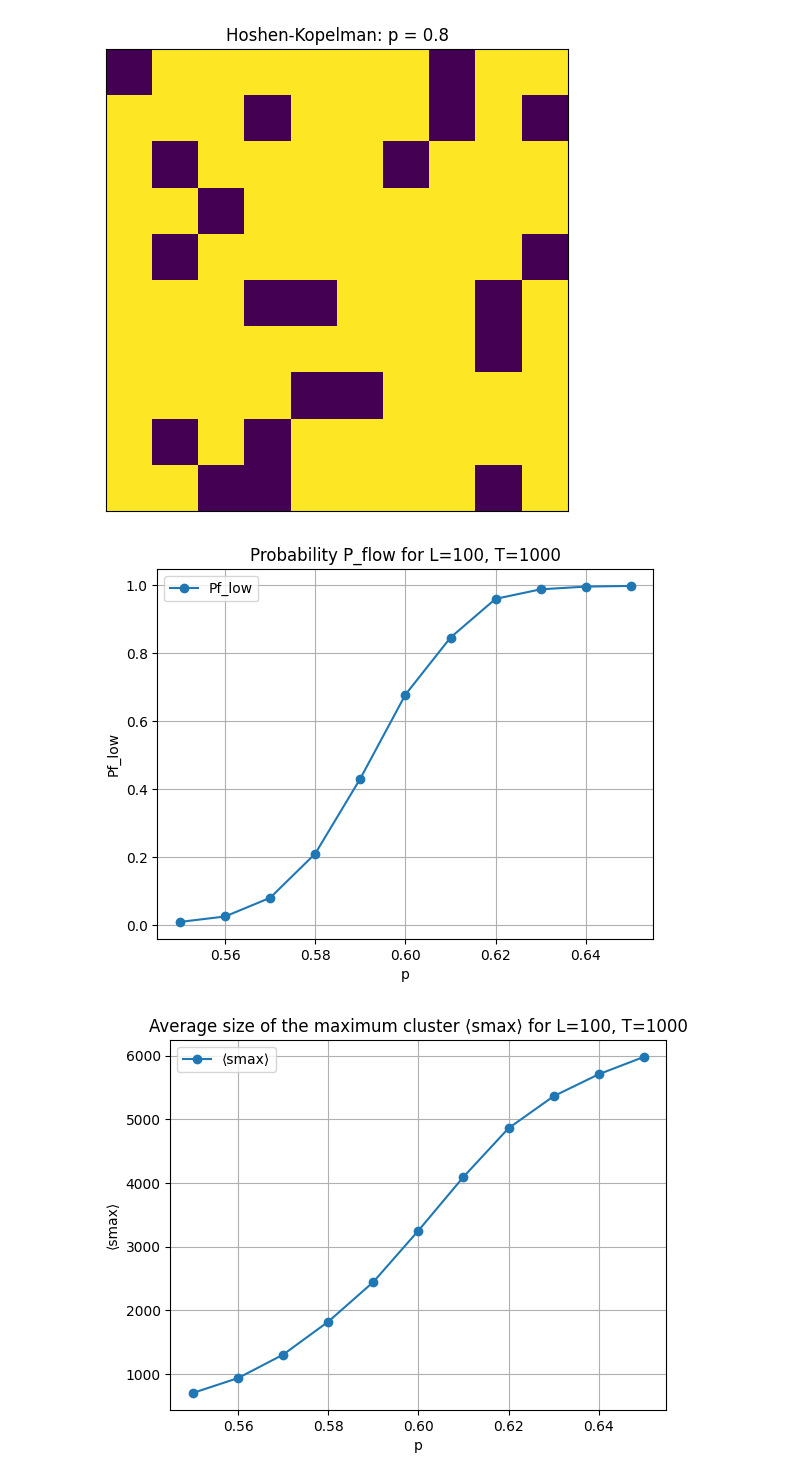
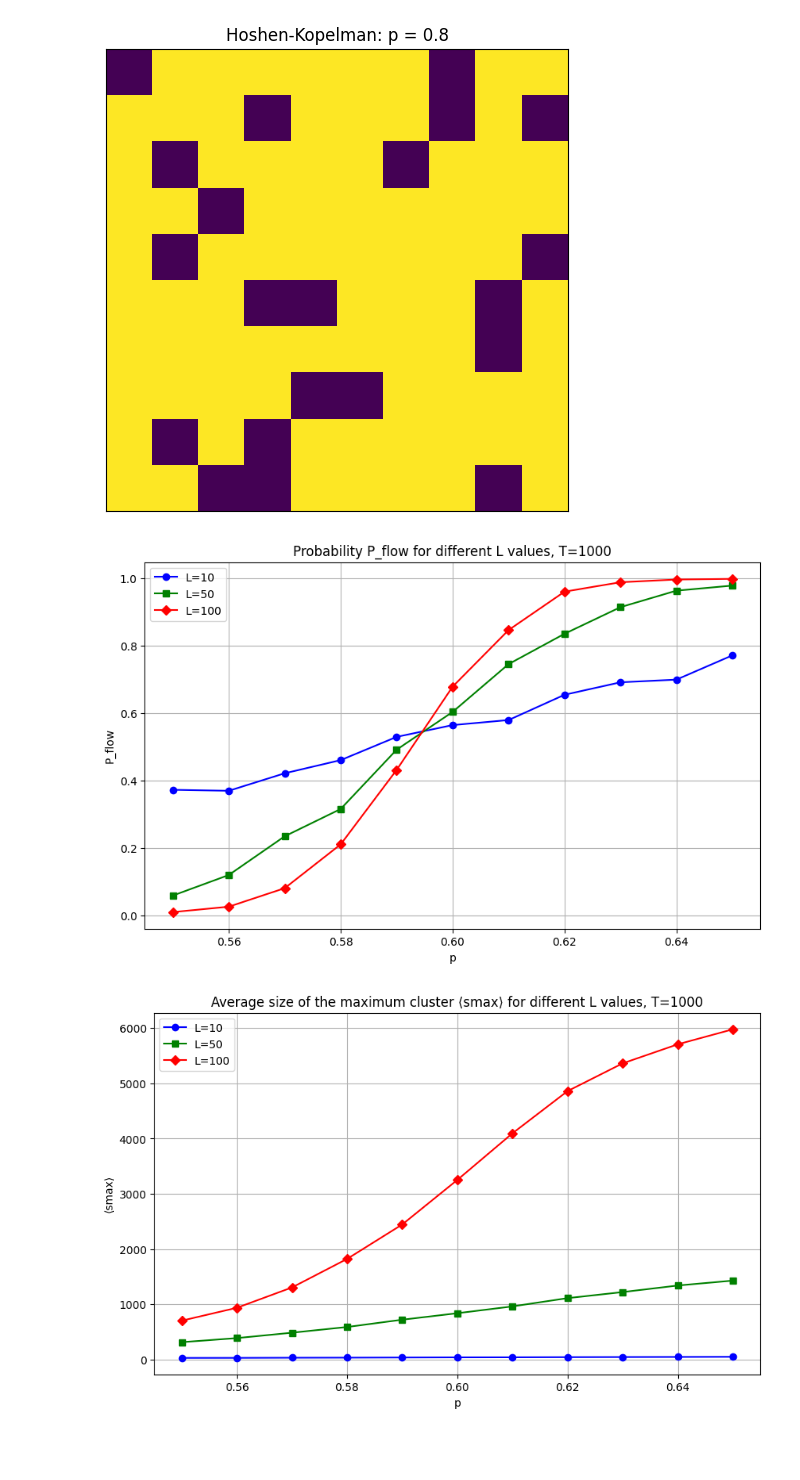
Before and after one commit to LethalDriver/ComplexSystems, a Jupyter notebook: Percolation/percolation.ipynb, the cells around one changed output. Saved outputs shown, nothing was run; the diff lists cells and outputs as text; code cells hidden in the pictures; blank space fills up the shorter version.

```diff
--- a/Percolation/percolation.ipynb
+++ b/Percolation/percolation.ipynb
@@ -45,37 +39,55 @@ for p in p_values:
 [figure]
 [figure]
 # %%
-def plot_results(L, T):
-    results_filename = f'Ave-L{L}T{T}.txt'
-    data = np.loadtxt(results_filename)
-    p_values = data[:, 0]
-    P_flow_values = data[:, 1]
-    smax_values = data[:, 2]
+import numpy as np
+import matplotlib.pyplot as plt
 
-    plt.figure()
-    plt.plot(p_values, P_flow_values, 'o-', label='P_flow')
+def plot_results(L_values, T):
+    markers = ['o', 's', 'D', '^', 'v', '<', '>', 'p', '*', 'h']  # Different markers for different series
+    colors = ['b', 'g', 'r', 'c', 'm', 'y', 'k', 'orange', 'purple', 'brown']  # Different colors for different series
+
+    plt.figure(figsize=(10, 6))
+    for i, length in enumerate(L_values):
+        results_filename = f'Ave-L{length}T{T}.txt'
+        data = np.loadtxt(results_filename)
+        p_values = data[:, 0]
+        P_flow_values = data[:, 1]
+        smax_values = data[:, 2]
+
+        plt.plot(p_values, P_flow_values, marker=markers[i % len(markers)], color=colors[i % len(colors)], linestyle='-', label=f'L={length}')
+
     plt.xlabel('p')
     plt.ylabel('P_flow')
     plt.legend()
-    plt.title(f'Probability P_flow for L={L}, T={T}')
+    plt.title(f'Probability P_flow for different L values, T={T}')
     plt.grid(True)
-    plt.savefig(f'P_flow_L{L}_T{T}.png')
+    plt.savefig(f'P_flow_all_L_T{T}.png')
+    plt.show()
 
-    plt.figure()
-    plt.plot(p_values, smax_values, 'o-', label='⟨smax⟩')
+    plt.figure(figsize=(10, 6))
+    for i, length in enumerate(L_values):
+        results_filename = f'Ave-L{length}T{T}.txt'
+        data = np.loadtxt(results_filename)
+        p_values = data[:, 0]
+        P_flow_values = data[:, 1]
+        smax_values = data[:, 2]
+
+        plt.plot(p_values, smax_values, marker=markers[i % len(markers)], color=colors[i % len(colors)], linestyle='-', label=f'L={length}')
+
     plt.xlabel('p')
     plt.ylabel('⟨smax⟩')
     plt.legend()
-    plt.title(f'Average size of the maximum cluster ⟨smax⟩ for L={L}, T={T}')
+    plt.title(f'Average size of the maximum cluster ⟨smax⟩ for different L values, T={T}')
     plt.grid(True)
-    plt.savefig(f'smax_L{L}_T{T}.png')
-
+    plt.savefig(f'smax_all_L_T{T}.png')
     plt.show()
 
-plot_results(100, 1000)
+L_values = [10, 50, 100]
+T = 1000
+plot_results(L_values, T)
 # %% [output]
-[figure, old version]
+[figure, new version]
-[figure, old version]
+[figure, new version]
 # %%
 from collections import Counter
 from scipy.optimize import curve_fit
```
Also changed, not shown: parts of 4 cells of this notebook.
